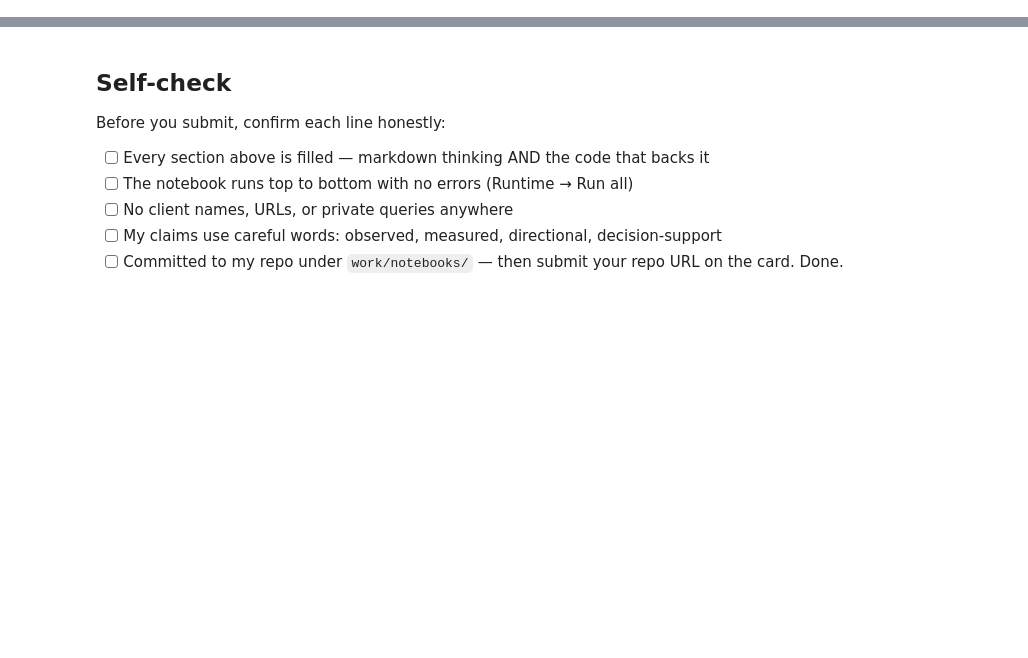
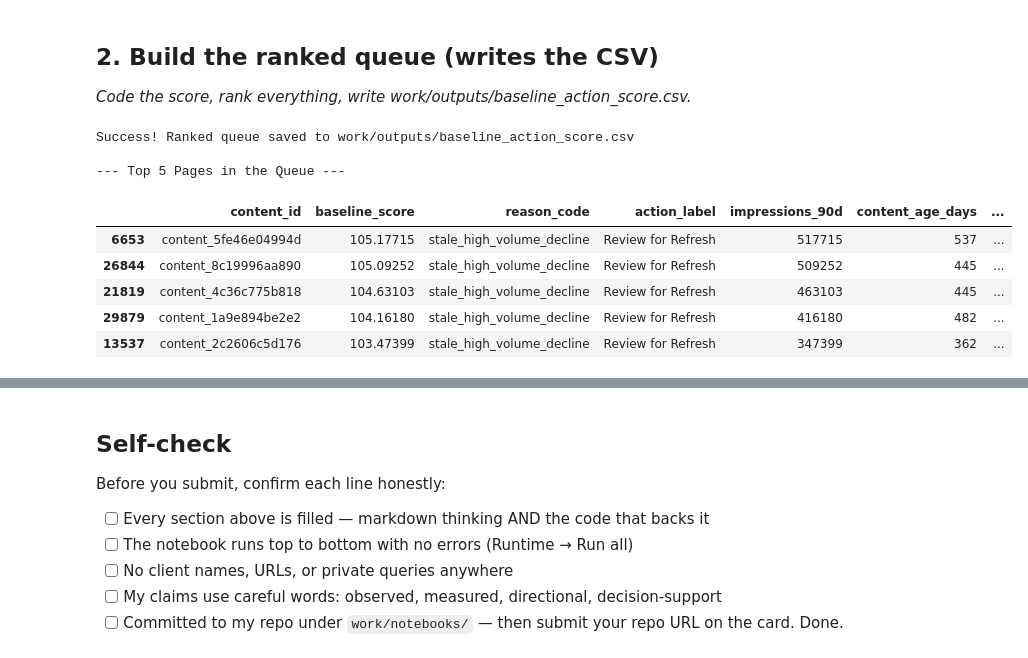
Before and after one commit to somyamaheshwari2612/flyyyyy, a Jupyter notebook: work/notebooks/w04_baseline_score.ipynb, the cells around one changed output, grey strips where cells are left out. Drawn from its saved outputs; the diff is of its cells as text; code cells hidden in the pictures; blank space fills up the shorter version.

```diff
--- a/work/notebooks/w04_baseline_score.ipynb
+++ b/work/notebooks/w04_baseline_score.ipynb
@@ -12,0 +69,49 @@ This skeleton is yours to fill. Work the sections **in order** — each one has
+# %% [markdown]
+## 2. Build the ranked queue (writes the CSV)
+
+*Code the score, rank everything, write work/outputs/baseline_action_score.csv.*
+# %%
+import os
+
+# 1. Define the rule condition (Age > 180, Impressions > 500, Trend is Down)
+rule_condition = (
+    (df['content_age_days'] > 180) &
+    (df['impressions_90d'] > 500) &
+    (df['is_declining'] == 1)
+)
+
+# 2. Assign default values to the whole dataset
+df['baseline_score'] = 0
+df['reason_code'] = 'none'
+df['action_label'] = 'Monitor'
+
+# 3. Apply our specific labels to the pages that triggered the rule
+df.loc[rule_condition, 'reason_code'] = 'stale_high_volume_decline'
+df.loc[rule_condition, 'action_label'] = 'Review for Refresh'
+
+# We assign a base score of 100, plus a tiny fraction of impressions as a tie-breaker
+# so the queue is properly ranked from highest volume to lowest within the flagged group.
+df.loc[rule_condition, 'baseline_score'] = 100 + (df['impressions_90d'] / 100000)
+
+# 4. Rank the queue (highest score at the top)
+ranked_queue = df.sort_values(by='baseline_score', ascending=False)
+
+# 5. Export to CSV in the required folder
+output_dir = 'work/outputs'
+os.makedirs(output_dir, exist_ok=True)
+csv_path = f"{output_dir}/baseline_action_score.csv"
+ranked_queue.to_csv(csv_path, index=False)
+
+print(f"Success! Ranked queue saved to {csv_path}")
+print("\n--- Top 5 Pages in the Queue ---")
+display(ranked_queue[['content_id', 'baseline_score', 'reason_code', 'action_label', 'impressions_90d', 'content_age_days', 'is_declining']].head(5))
+# %% [output]
+Success! Ranked queue saved to work/outputs/baseline_action_score.csv
+
+--- Top 5 Pages in the Queue ---
+|  | content_id | baseline_score | reason_code | action_label | impressions_90d | content_age_days | ... |
+| 6653 | content_5fe46e04994d | 105.17715 | stale_high_volume_decline | Review for Refresh | 517715 | 537 | ... |
+| 26844 | content_8c19996aa890 | 105.09252 | stale_high_volume_decline | Review for Refresh | 509252 | 445 | ... |
+| 21819 | content_4c36c775b818 | 104.63103 | stale_high_volume_decline | Review for Refresh | 463103 | 445 | ... |
+| 29879 | content_1a9e894be2e2 | 104.16180 | stale_high_volume_decline | Review for Refresh | 416180 | 482 | ... |
+| 13537 | content_2c2606c5d176 | 103.47399 | stale_high_volume_decline | Review for Refresh | 347399 | 362 | ... |
```
Also changed, not shown: parts of 11 cells of this notebook.
